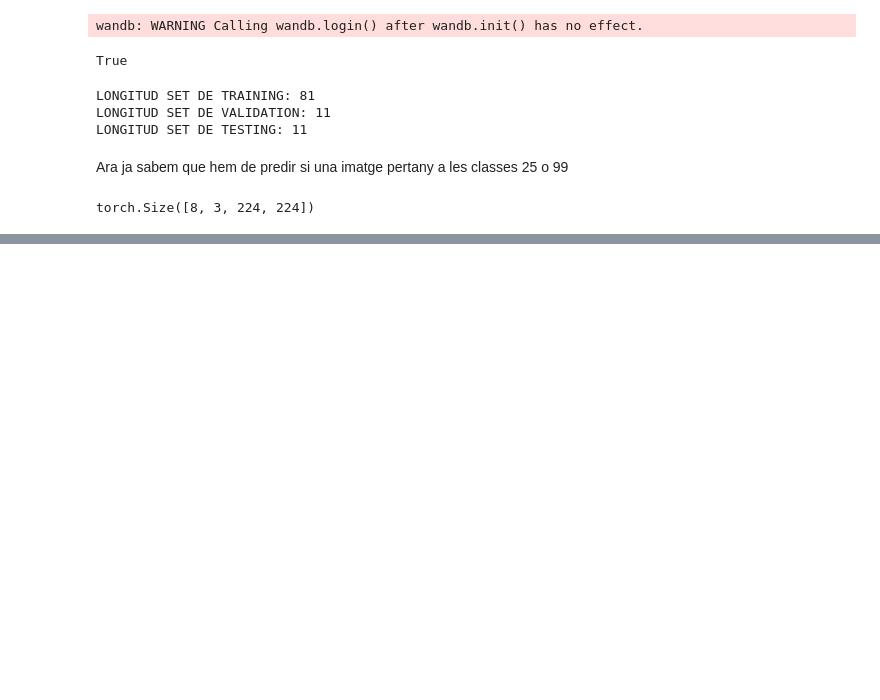
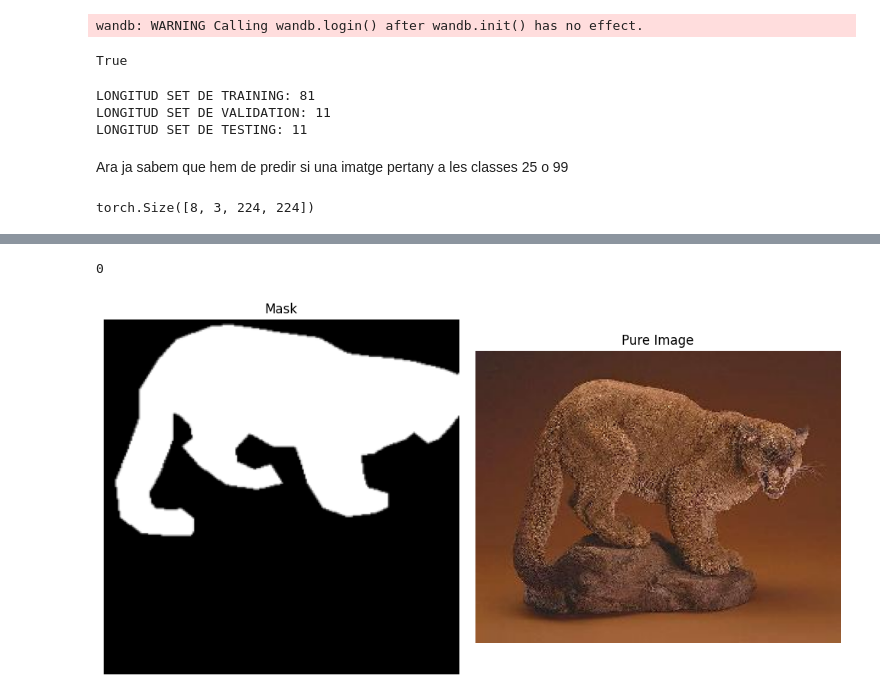
Before and after one commit to enVives/Caltech101, a Jupyter notebook: Caltech101.ipynb, the cells around one changed output, grey strips where cells are left out. Saved outputs shown, nothing was run; the diff lists cells and outputs as text; code cells hidden in the pictures; blank space fills up the shorter version.

```diff
--- a/Caltech101.ipynb
+++ b/Caltech101.ipynb
@@ -97,19 +152,23 @@ mean = torch.tensor([0.485,0.456,0.406])
 std = torch.tensor([0.229,0.224,0.225])
 
 transform = transforms.Compose([
-    transforms.Lambda(lambda img: img.convert("RGB") if img.mode != "RGB" else img),  # Ensure all images are RGB
     transforms.Resize((224, 224)),
     transforms.ToTensor(),
     transforms.Normalize(mean=mean, std=std)
 ])
 
+transform_masks = transforms.Compose([
+    transforms.Resize((224, 224)),
+    transforms.ToTensor(),
+])
+
+
 transform2 = transforms.Compose([
-    transforms.Lambda(lambda img: img.convert("RGB") if img.mode != "RGB" else img),  # Ensure all images are RGB
+    #transforms.Lambda(lambda img: img.convert("RGB") if img.mode != "RGB" else img),  # Ensure all images are RGB
     transforms.Resize((224, 224)),
     transforms.RandomHorizontalFlip(p=0.5),
     transforms.RandomVerticalFlip(p=0.5),
     transforms.RandomRotation(degrees=30),
-    transforms.RandomGrayscale(p= 0.3),
     transforms.ToTensor(),
     transforms.Normalize(mean=mean, std=std)
 ])
@@ -118,7 +177,12 @@ dataset = torchvision.datasets.Caltech101(root= ROOT,download=DOWNLOAD,transform
 img_class_1 = sorted(glob('/content/sample_data/caltech101/101_ObjectCategories/cougar_body/*'))
 img_class_2 = sorted(glob('/content/sample_data/caltech101/101_ObjectCategories/windsor_chair/*'))
 
+img_annotations_class_1 = sorted(glob('/content/sample_data/caltech101/Annotations/cougar_body/*'))
+img_annotations_class_2 = sorted(glob('/content/sample_data/caltech101/Annotations/windsor_chair/*'))
+
+
 img_files = img_class_1 +  img_class_2
+img_annotations = img_annotations_class_1 + img_annotations_class_2
 
 labels = []
 for img_path in img_files:
@@ -132,10 +196,16 @@ weights = 1.0 / pd.Series(labels).value_counts()
 weights = weights / weights.sum()
 weights = torch.tensor(weights,dtype=torch.float32)
 
-X_train, X_test, y_train, y_test = train_test_split(img_files, labels, test_size=TESTING, random_state=42, stratify=labels)
-X_train, X_val, y_train, y_val = train_test_split(X_train, y_train, test_size=VAL/(TRAINING+VAL), random_state=42, stratify=y_train)
+X_train, X_test, y_train, y_test, annotations_train, annotations_test = train_test_split(
+    img_files, labels, img_annotations, test_size=TESTING, random_state=42, stratify=labels
+)
 
-training = Formes(X_train,y_train,transform)
+# Split the training set further into training and validation sets
+X_train, X_val, y_train, y_val, annotations_train, polygons_val = train_test_split(
+    X_train, y_train, annotations_train, test_size=VAL/(TRAINING+VAL), random_state=42, stratify=y_train
+)
+
+training = Formes(X_train,y_train,transform,annotations_train,transform_masks)
 testing = Formes(X_test,y_test,transform)
 validation = Formes(X_val,y_val,transform)
 
@@ -588,0 +530,20 @@ Precision val epoch: 12  val_reall: 0.75
+# %%
+index = 10
+_,label,mask = training.__getitem__(index)
+print(label)
+
+fig, axes = plt.subplots(1, 2, figsize=(10, 5))  # Adjust figsize to control the size
+# Display the mask
+axes[0].imshow(mask.squeeze(),cmap="gray")  # Assuming `mask` is grayscale
+axes[0].set_title("Mask")
+axes[0].axis('off')  # Hide axes
+# Display the pure image
+axes[1].imshow(training.__getpureimage__(index))  # Assuming `pure_image` is RGB
+axes[1].set_title("Pure Image")
+axes[1].axis('off')  # Hide axes
+# Show the figure
+plt.tight_layout()  # Optional: Adjust spacing between plots
+plt.show()
+# %% [output]
+0
+[figure, added]
```
Also changed, not shown: parts of 6 cells of this notebook.
